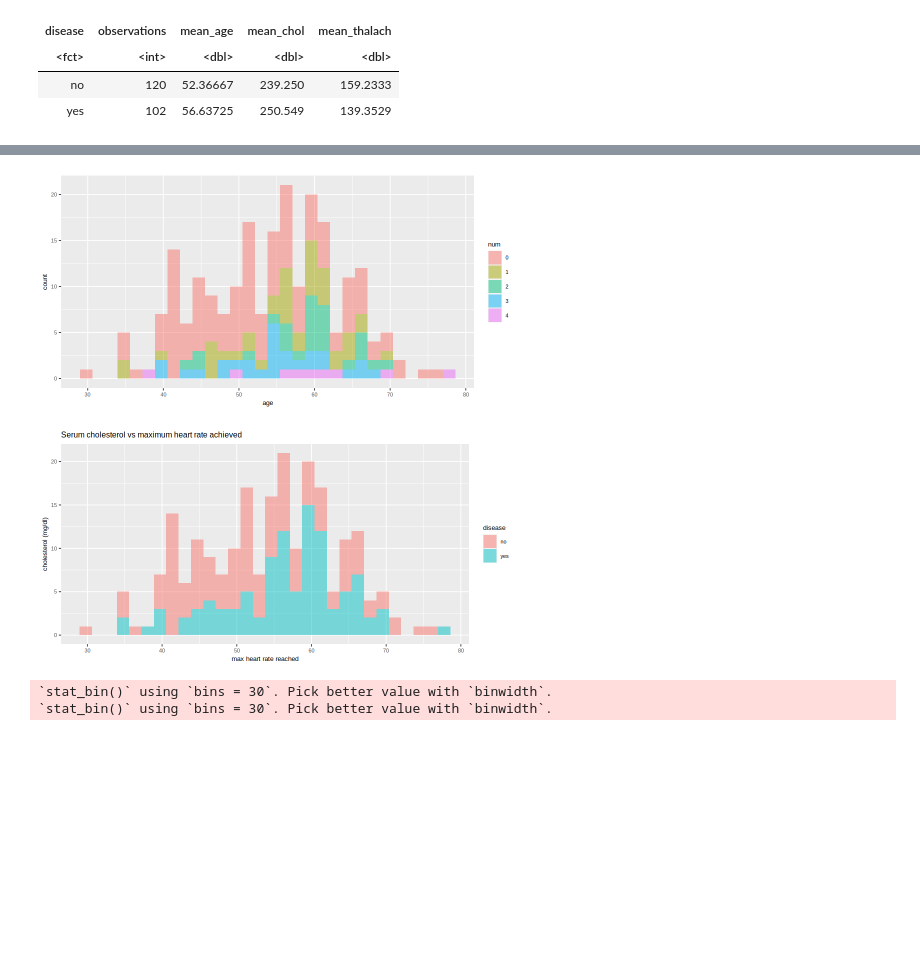
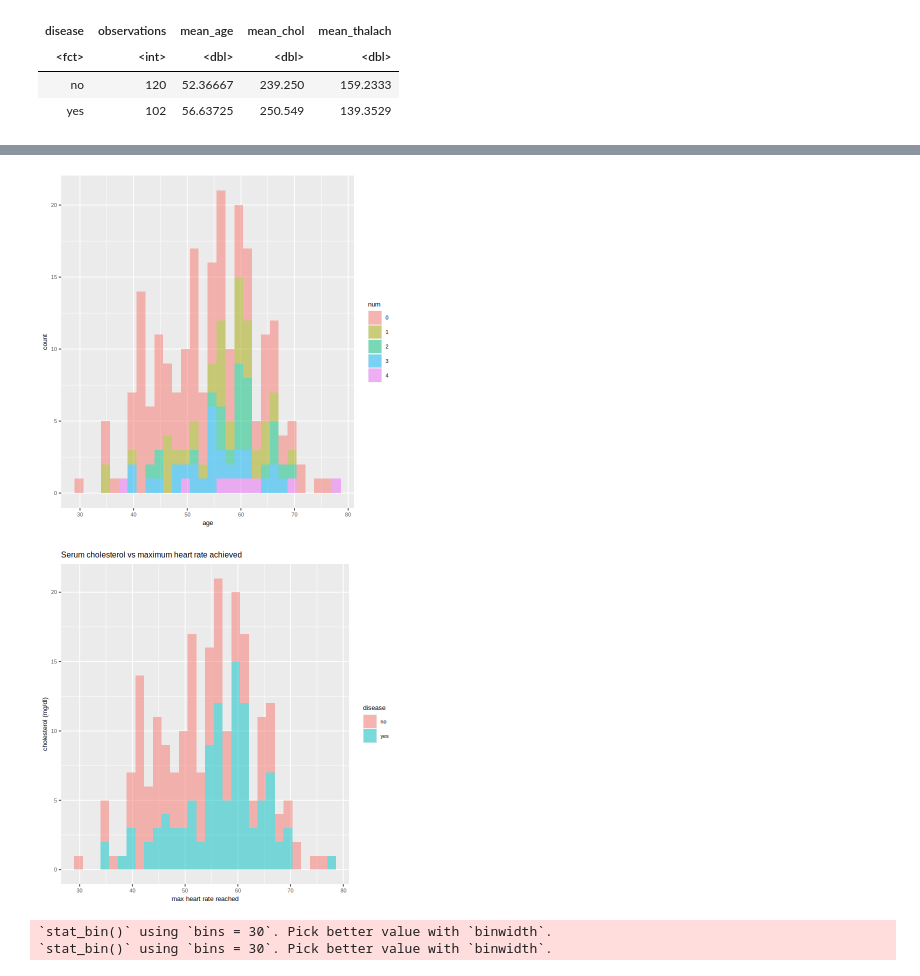
Before and after one commit to xzr10/toy_ds_project, a Jupyter notebook: Untitled.ipynb, the cells around one changed output, grey strips where cells are left out. Saved outputs shown, nothing was run; the diff lists cells and outputs as text; code cells hidden in the pictures; blank space fills up the shorter version.

```diff
--- a/Untitled.ipynb
+++ b/Untitled.ipynb
@@ -125,7 +125,7 @@ A tibble: 2 × 5
 # %%
 # plots
 
-options(repr.plot.width = 8, repr.plot.height = 4)
+options(repr.plot.width = 6, repr.plot.height = 6)
 age_num_plot <- heart_train |>
       ggplot() +
       geom_histogram(aes(x = age, fill = num), alpha = 0.5)+
@@ -134,7 +134,7 @@ age_num_plot
 
 age_disease_plot <- heart_train |>
       ggplot() +
-      geom_histogram(aes(x = age, fill = disease), alpha = 0.5, bin = 20)+
+      geom_histogram(aes(x = age, fill = disease), alpha = 0.5)+
  labs(x = "max heart rate reached", y = "cholesterol (mg/dl)",
                       color = "diagnosis", title = "Serum cholesterol vs maximum heart rate achieved")+
 theme(text = element_text(size = 8))
@@ -146,6 +144,6 @@ Warning message in geom_histogram(aes(x = age, fill = disease), alpha = 0.5, bin
 `stat_bin()` using `bins = 30`. Pick better value with `binwidth`.
-[figure, old version]
+[figure, new version]
-[figure, old version]
+[figure, new version]
 # %%
 options(repr.plot.width = 12, repr.plot.height = 6)
 trestbps_num_plot <- heart_train |>
```
Also changed, not shown: parts of 1 cell of this notebook.
